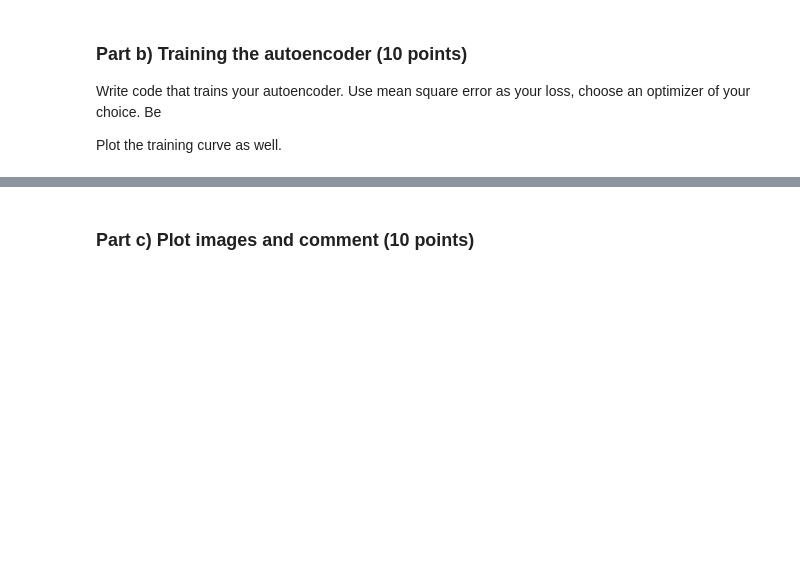
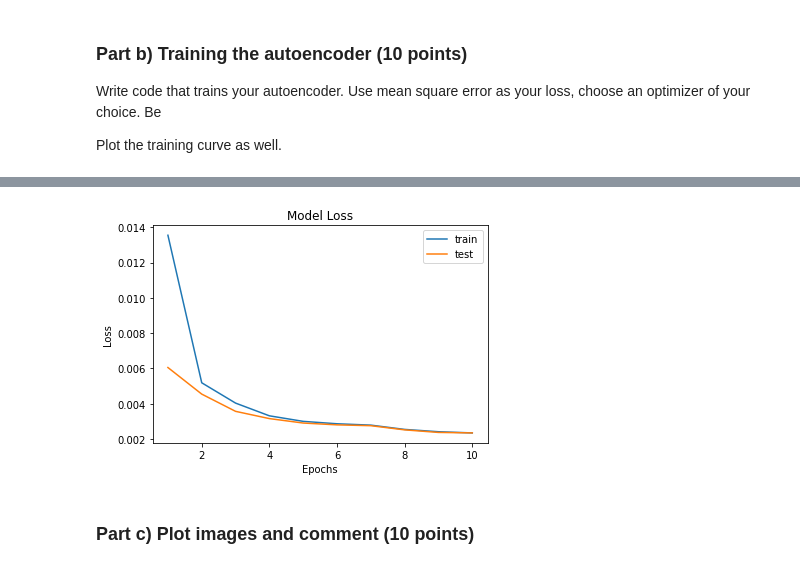
Before and after one commit to KevinW824/CSE-144-Applied-Machine-Learning, a Jupyter notebook: Summer_21_Assignment_5.ipynb, the cells around one changed output, grey strips where cells are left out. Saved outputs shown, nothing was run; the diff lists cells and outputs as text; code cells hidden in the pictures; blank space fills up the shorter version.

```diff
--- a/Summer_21_Assignment_5.ipynb
+++ b/Summer_21_Assignment_5.ipynb
@@ -493,7 +530,12 @@ Plot the training curve as well.
 # Compile your model
 
 ### YOUR CODE HERE ###
+autoencoder.compile(optimizer='adam', loss=losses.MeanSquaredError())
 
 # Train the autoencoder
 
 ### YOUR CODE HERE ###
+history = autoencoder.fit(x_train, x_train,
+                epochs=10,
+                shuffle=True,
+                validation_data=(x_test, x_test))
@@ -504,3 +563,16 @@ Plot the training curve as well.
+# %%
+# Plot the training curve for loss
+
+### YOUR CODE HERE ###
+plt.plot([x+1 for x in range(10)], history.history['loss'])
+plt.plot([x+1 for x in range(10)], history.history['val_loss'])
+plt.title('Model Loss')
+plt.ylabel('Loss')
+plt.xlabel('Epochs')
+plt.legend(['train', 'test'])
+plt.show()
+# %% [output]
+[figure, added]
 # %% [markdown]
 ### Part c) Plot images and comment (10 points)
 # %% [markdown]
```
Also changed, not shown: parts of 6 cells of this notebook.
